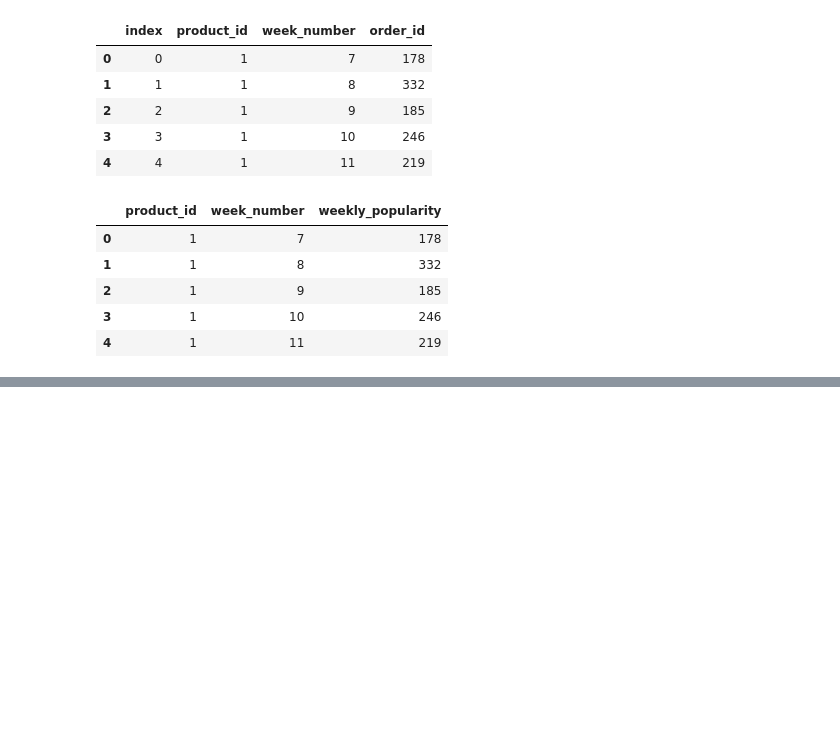
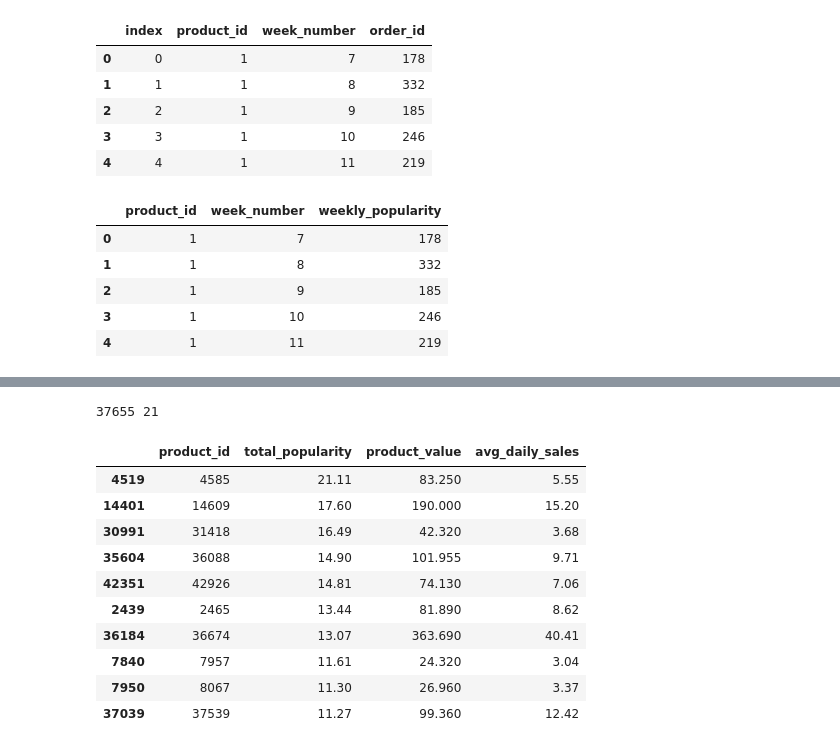
Before and after one commit to hanhanwu/Hanhan_Break_the_Limits, a Jupyter notebook: Bank_Fantasy/Golden_Bridge/recommendation_experiments/popularity_recommendation.ipynb, the cells around one changed output, grey strips where cells are left out. Cells and saved outputs as stored; diff of their text form; code cells hidden in the pictures; blank space fills up the shorter version.

```diff
--- a/Bank_Fantasy/Golden_Bridge/recommendation_experiments/popularity_recommendation.ipynb
+++ b/Bank_Fantasy/Golden_Bridge/recommendation_experiments/popularity_recommendation.ipynb
@@ -121,0 +164,7 @@ latest_value_df.head()
+# %%
+product_values = popularity_agg[['product_id', 'total_popularity']].merge(latest_value_df[['product_id', 'product_value', 'price']],
+                                                                          on='product_id')
+print(product_values.shape, product_values['product_id'].nunique())
+product_values = product_values.rename(index=str, columns={'price': 'avg_daily_sales'})
+
+product_values.head()
@@ -121,0 +179,4 @@ latest_value_df.head()
+# %%
+product_values = product_values.sort_values(by=['total_popularity', 'product_value'], ascending=[False, False])
+
+product_values.head()
@@ -121,0 +213,20 @@ latest_value_df.head()
+# %%
+sample_products_set1 = sample_merchant_df1['product_id'].unique()
+print(len(sample_products_set1), len(sample_merchant_df1['department'].unique()))
+
+recommended_products = product_values.loc[~product_values['product_id'].isin(sample_products_set1)]\
+                                     .sort_values(by=['total_popularity', 'product_value'], ascending=[False, False]).head(n=10)
+recommended_products
+# %% [output]
+37655 21
+|  | product_id | total_popularity | product_value | avg_daily_sales |
+| 4519 | 4585 | 21.11 | 83.250 | 5.55 |
+| 14401 | 14609 | 17.60 | 190.000 | 15.20 |
+| 30991 | 31418 | 16.49 | 42.320 | 3.68 |
+| 35604 | 36088 | 14.90 | 101.955 | 9.71 |
+| 42351 | 42926 | 14.81 | 74.130 | 7.06 |
+| 2439 | 2465 | 13.44 | 81.890 | 8.62 |
+| 36184 | 36674 | 13.07 | 363.690 | 40.41 |
+| 7840 | 7957 | 11.61 | 24.320 | 3.04 |
+| 7950 | 8067 | 11.30 | 26.960 | 3.37 |
+| 37039 | 37539 | 11.27 | 99.360 | 12.42 |
```
Also changed, not shown: parts of 17 cells of this notebook.
